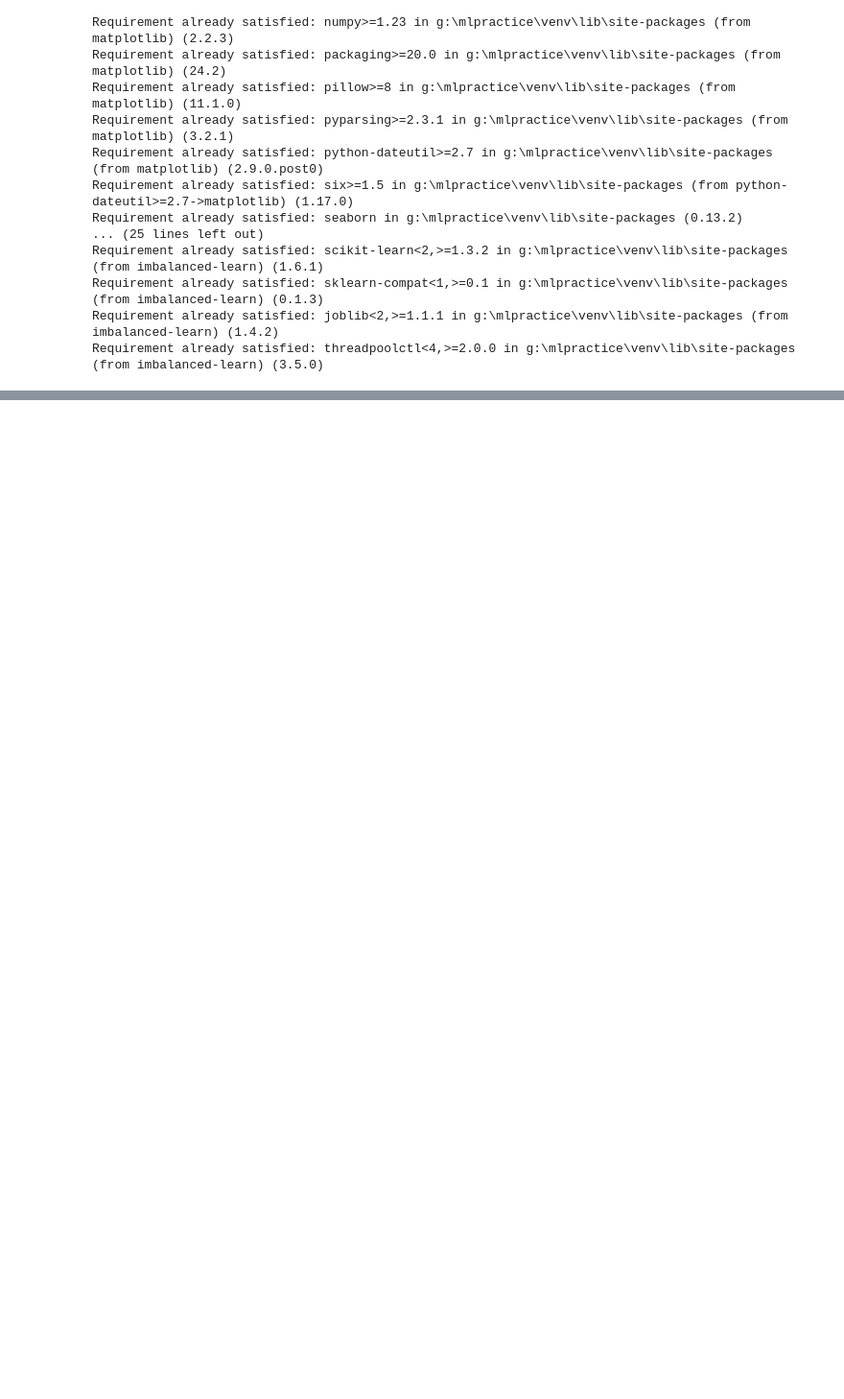
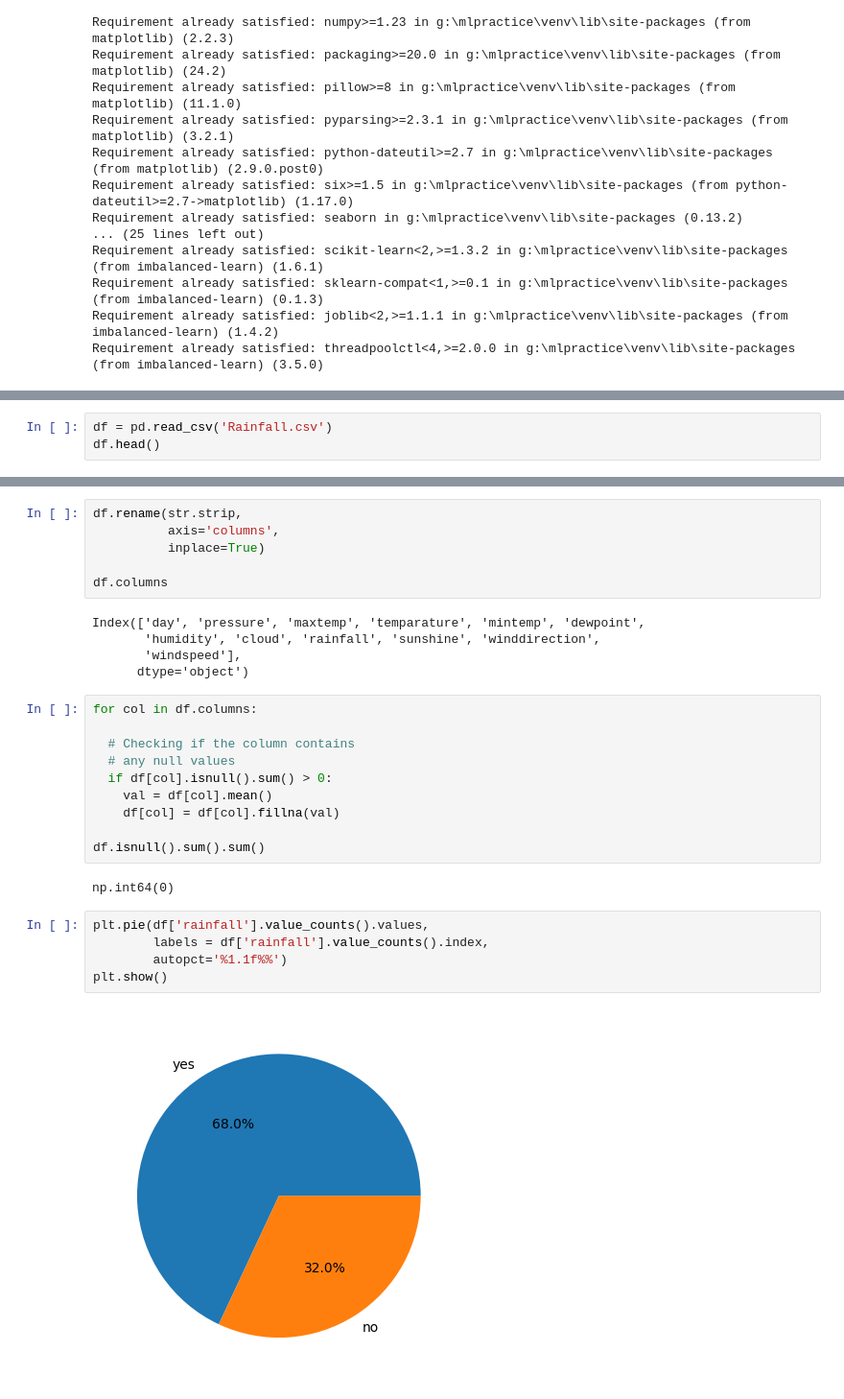
Before and after one commit to suman60/ML-Projects, a Jupyter notebook: RainfallPrediction.ipynb, the cells around one changed output, grey strips where cells are left out. Shown at 96% size. Cells and saved outputs as stored; diff of their text form; blank space fills up the shorter version.

```diff
--- a/RainfallPrediction.ipynb
+++ b/RainfallPrediction.ipynb
@@ -24,0 +41,3 @@ Requirement already satisfied: threadpoolctl<4,>=2.0.0 in g:\mlpractice\venv\lib
+# %%
+df = pd.read_csv('Rainfall.csv')
+df.head()
@@ -24,0 +115,30 @@ Requirement already satisfied: threadpoolctl<4,>=2.0.0 in g:\mlpractice\venv\lib
+# %%
+df.rename(str.strip,
+          axis='columns',
+          inplace=True)
+
+df.columns
+# %% [output]
+Index(['day', 'pressure', 'maxtemp', 'temparature', 'mintemp', 'dewpoint',
+       'humidity', 'cloud', 'rainfall', 'sunshine', 'winddirection',
+       'windspeed'],
+      dtype='object')
+# %%
+for col in df.columns:
+
+  # Checking if the column contains
+  # any null values
+  if df[col].isnull().sum() > 0:
+    val = df[col].mean()
+    df[col] = df[col].fillna(val)
+
+df.isnull().sum().sum()
+# %% [output]
+np.int64(0)
+# %%
+plt.pie(df['rainfall'].value_counts().values,
+        labels = df['rainfall'].value_counts().index,
+        autopct='%1.1f%%')
+plt.show()
+# %% [output]
+[figure, added]
```
Also changed, not shown: parts of 20 cells of this notebook, 1 other file.
